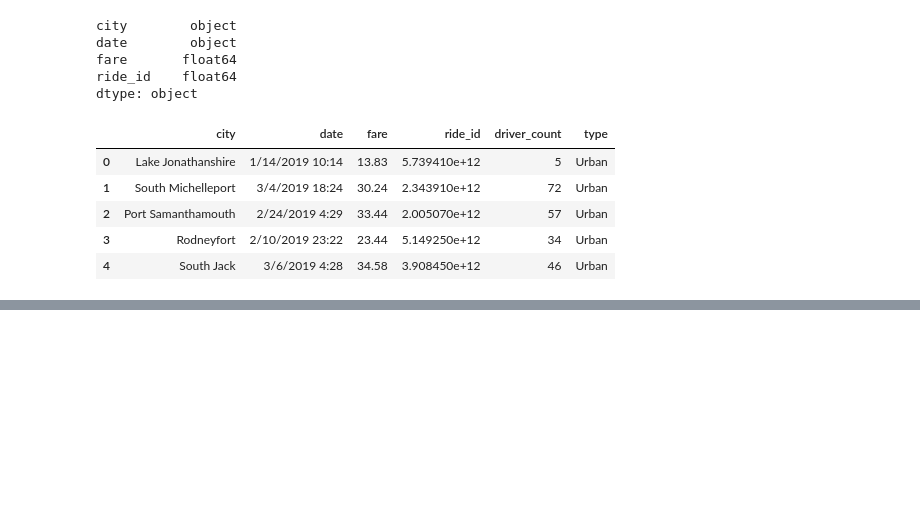
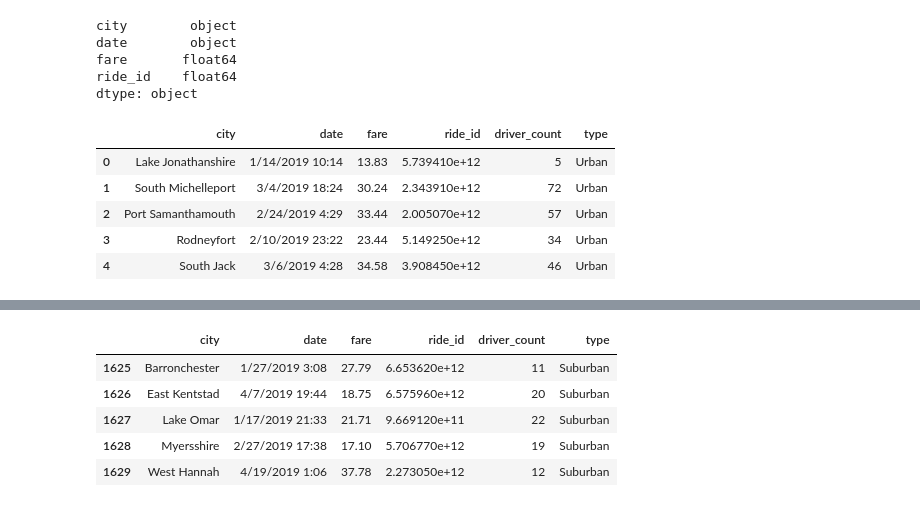
Before and after one commit to Bscheinin/PyBer_Analysis, a Jupyter notebook: PyBer.ipynb, the cells around one changed output, grey strips where cells are left out. Drawn from its saved outputs; the diff is of its cells as text; code cells hidden in the pictures; blank space fills up the shorter version.

```diff
--- a/PyBer.ipynb
+++ b/PyBer.ipynb
@@ -85,0 +98,11 @@ pyber_data_df.head()
+# %%
+# Create the Suburban city DataFrame.
+suburban_cities_df = pyber_data_df[pyber_data_df["type"] == "Suburban"]
+suburban_cities_df.head()
+# %% [output]
+|  | city | date | fare | ride_id | driver_count | type |
+| 1625 | Barronchester | 1/27/2019 3:08 | 27.79 | 6.653620e+12 | 11 | Suburban |
+| 1626 | East Kentstad | 4/7/2019 19:44 | 18.75 | 6.575960e+12 | 20 | Suburban |
+| 1627 | Lake Omar | 1/17/2019 21:33 | 21.71 | 9.669120e+11 | 22 | Suburban |
+| 1628 | Myersshire | 2/27/2019 17:38 | 17.10 | 5.706770e+12 | 19 | Suburban |
+| 1629 | West Hannah | 4/19/2019 1:06 | 37.78 | 2.273050e+12 | 12 | Suburban |
```
Also changed, not shown: parts of 10 cells of this notebook.
